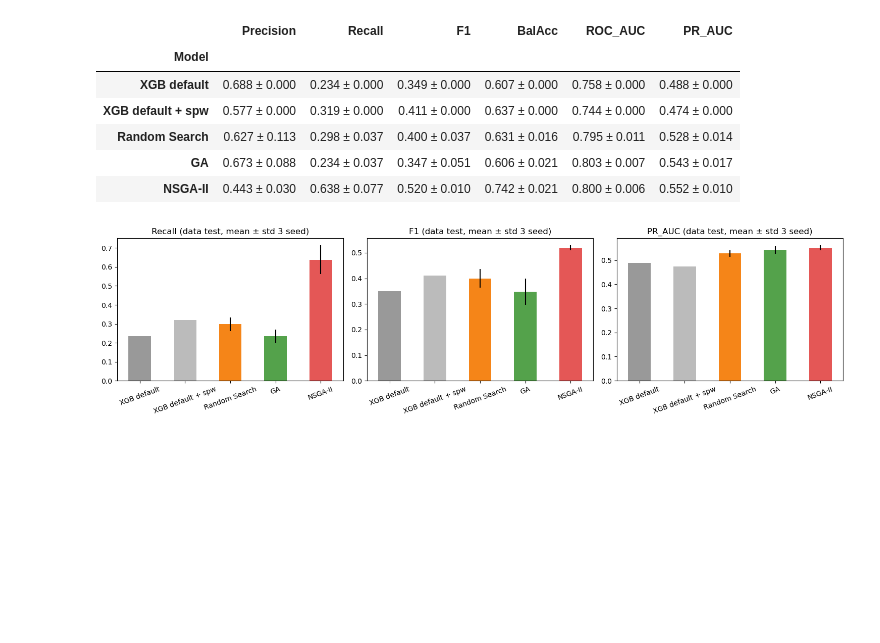
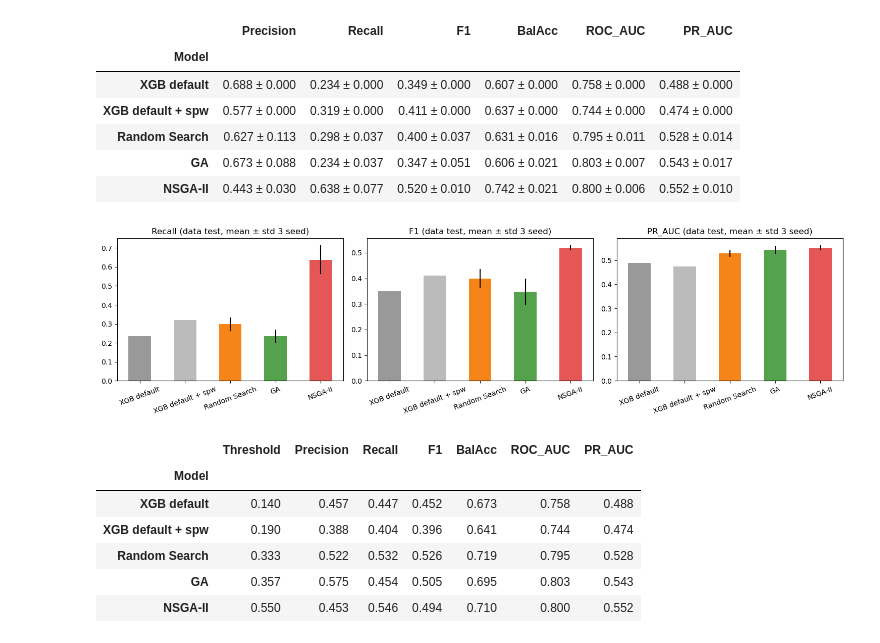
Before and after one commit to manl1/Project-ETS-Machine-Learning, a Jupyter notebook: project-ets.ipynb, the cells around one changed output. Saved outputs shown, nothing was run; the diff lists cells and outputs as text; code cells hidden in the pictures; blank space fills up the shorter version.

```diff
--- a/project-ets.ipynb
+++ b/project-ets.ipynb
@@ -1093,3 +1093,33 @@ plt.tight_layout(); plt.savefig("hasil_search/perbandingan_akhir.png", dpi=150);
 | GA | 0.673 ± 0.088 | 0.234 ± 0.037 | 0.347 ± 0.051 | 0.606 ± 0.021 | 0.803 ± 0.007 | 0.543 ± 0.017 |
 | NSGA-II | 0.443 ± 0.030 | 0.638 ± 0.077 | 0.520 ± 0.010 | 0.742 ± 0.021 | 0.800 ± 0.006 | 0.552 ± 0.010 |
 [figure]
+# %%
+#tuning threshold probabilitas (untuk NSGA-II seed 42)
+def cari_threshold(params, min_recall=0.5):
+    """Threshold dengan F1 tertinggi (syarat recall minimal) pada probabilitas out-of-fold data train."""
+    oof = oof_proba(build_ens_pipeline(make_xgb(params)), X_train, y_train)
+    best_thr, best_f1 = 0.5, -1
+    for thr in np.arange(0.05, 0.96, 0.01):
+        m = compute_metrics(y_train, oof, thr)
+        if m["Recall"] >= min_recall and m["F1"] > best_f1:
+            best_thr, best_f1 = float(thr), m["F1"]
+    return best_thr
+
+rows = []
+for nama, pdict in skenario:
+    for s in SEEDS:
+        thr = cari_threshold(pdict[s])
+        proba = pipes[(nama, s)].predict_proba(X_test)[:, 1]
+        rows.append({"Model": nama, "Seed": s, "Threshold": thr, **compute_metrics(y_test, proba, thr)})
+
+hasil_thr = pd.DataFrame(rows)
+hasil_thr.to_csv("hasil_search/perbandingan_threshold.csv", index=False)
+display(hasil_thr.groupby("Model")[["Threshold"] + metrik].mean().loc[urut].round(3))
+# %% [output]
+|  | Threshold | Precision | Recall | F1 | BalAcc | ROC_AUC | PR_AUC |
+| Model |  |  |  |  |  |  |  |
+| XGB default | 0.140 | 0.457 | 0.447 | 0.452 | 0.673 | 0.758 | 0.488 |
+| XGB default + spw | 0.190 | 0.388 | 0.404 | 0.396 | 0.641 | 0.744 | 0.474 |
+| Random Search | 0.333 | 0.522 | 0.532 | 0.526 | 0.719 | 0.795 | 0.528 |
+| GA | 0.357 | 0.575 | 0.454 | 0.505 | 0.695 | 0.803 | 0.543 |
+| NSGA-II | 0.550 | 0.453 | 0.546 | 0.494 | 0.710 | 0.800 | 0.552 |
```
Also changed, not shown: parts of 1 cell of this notebook, 2 other files.
